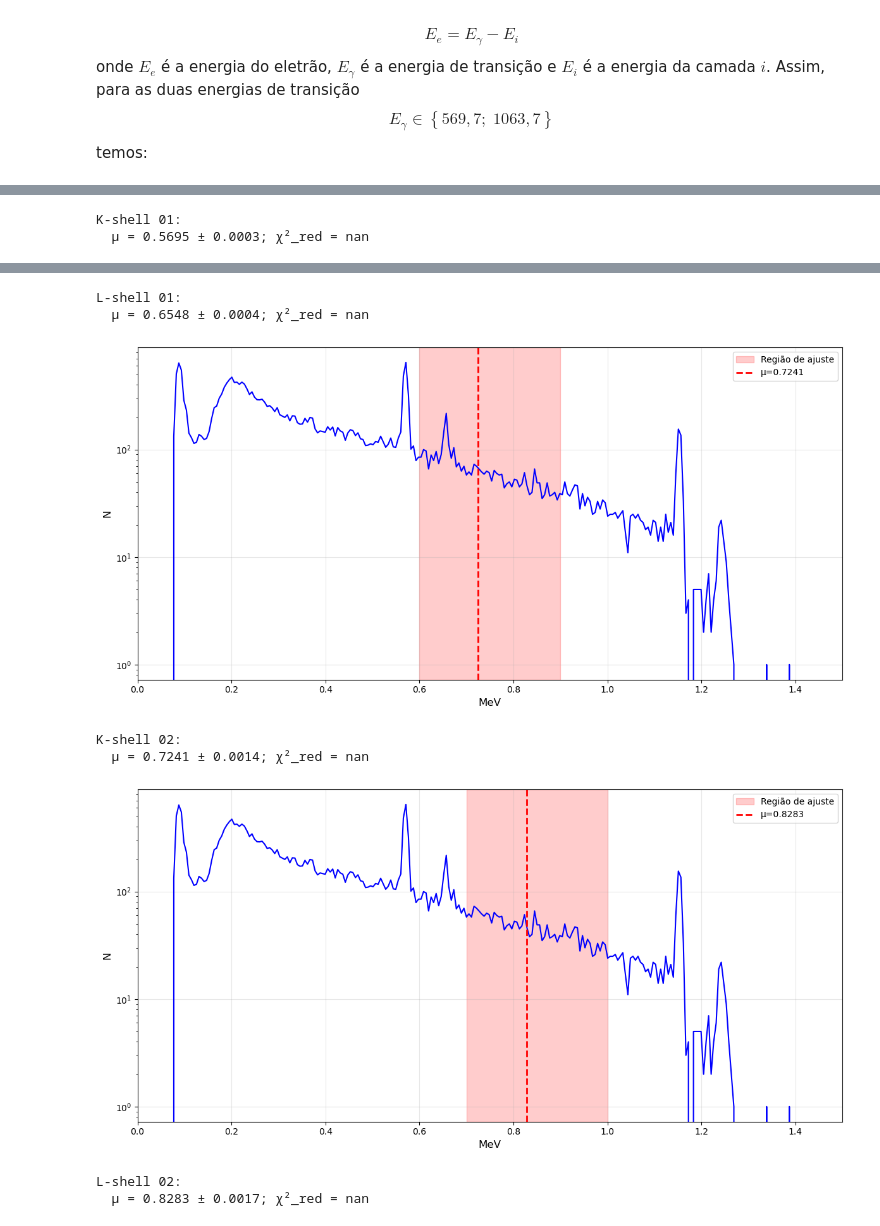
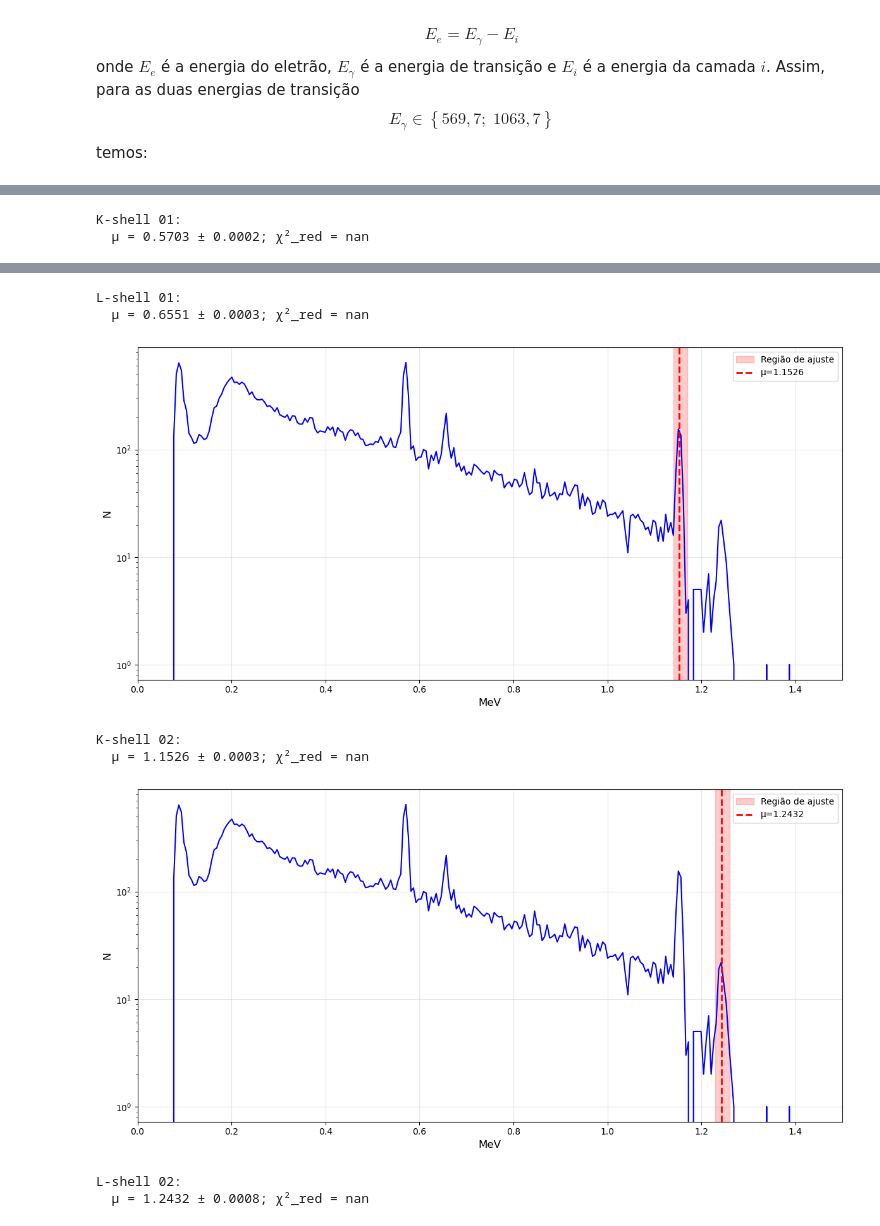
Before and after one commit to David-Amarante/LFEA, a Jupyter notebook: 01_analise_espetros.ipynb, the cells around one changed output, grey strips where cells are left out. Drawn from its saved outputs; the diff is of its cells as text; code cells hidden in the pictures.

```diff
--- a/01_analise_espetros.ipynb
+++ b/01_analise_espetros.ipynb
@@ -236,10 +237,10 @@ Assim, para as duas energias de transição $$E_\gamma \in \left\{ 569{,}7; \; 1
 channels_bi, counts_bi = load_spectrum('BIPR3.ASC')
 energies_bi, sigma_energies_bi = calib(channels_bi)
 
-k_roi_01_min, k_roi_01_max = 0.53, 0.61
-l_roi_01_min, l_roi_01_max = 0.63, 0.68
-k_roi_02_min, k_roi_02_max = 0.6, 0.9
-l_roi_02_min, l_roi_02_max = 0.7, 1.0
+k_roi_01_min, k_roi_01_max = 0.55, 0.59
+l_roi_01_min, l_roi_01_max = 0.64, 0.67
+k_roi_02_min, k_roi_02_max = 1.14, 1.17
+l_roi_02_min, l_roi_02_max = 1.23, 1.26
 
 k_roi_01 = (energies_bi >= k_roi_01_min) & (energies_bi <= k_roi_01_max)
 mu_k_01, sigma_k_01, chi2_k_01 = compute_stat(energies_bi[k_roi_01], counts_bi[k_roi_01], model=None)
@@ -317,2 +318,2 @@ print(f"L-shell 02: \n  μ = {mu_l_02:.4f} ± {sigma_l_02:.4f}; χ²_red = {chi2
 K-shell 01:
-  μ = 0.5695 ± 0.0003; χ²_red = nan
+  μ = 0.5703 ± 0.0002; χ²_red = nan
@@ -320,8 +321,8 @@ K-shell 01:
 L-shell 01:
-  μ = 0.6548 ± 0.0004; χ²_red = nan
+  μ = 0.6551 ± 0.0003; χ²_red = nan
-[figure, old version]
+[figure, new version]
 K-shell 02:
-  μ = 0.7241 ± 0.0014; χ²_red = nan
+  μ = 1.1526 ± 0.0003; χ²_red = nan
-[figure, old version]
+[figure, new version]
 L-shell 02:
-  μ = 0.8283 ± 0.0017; χ²_red = nan
+  μ = 1.2432 ± 0.0008; χ²_red = nan
```
Also changed, not shown: parts of 2 cells of this notebook, 7 other files.
